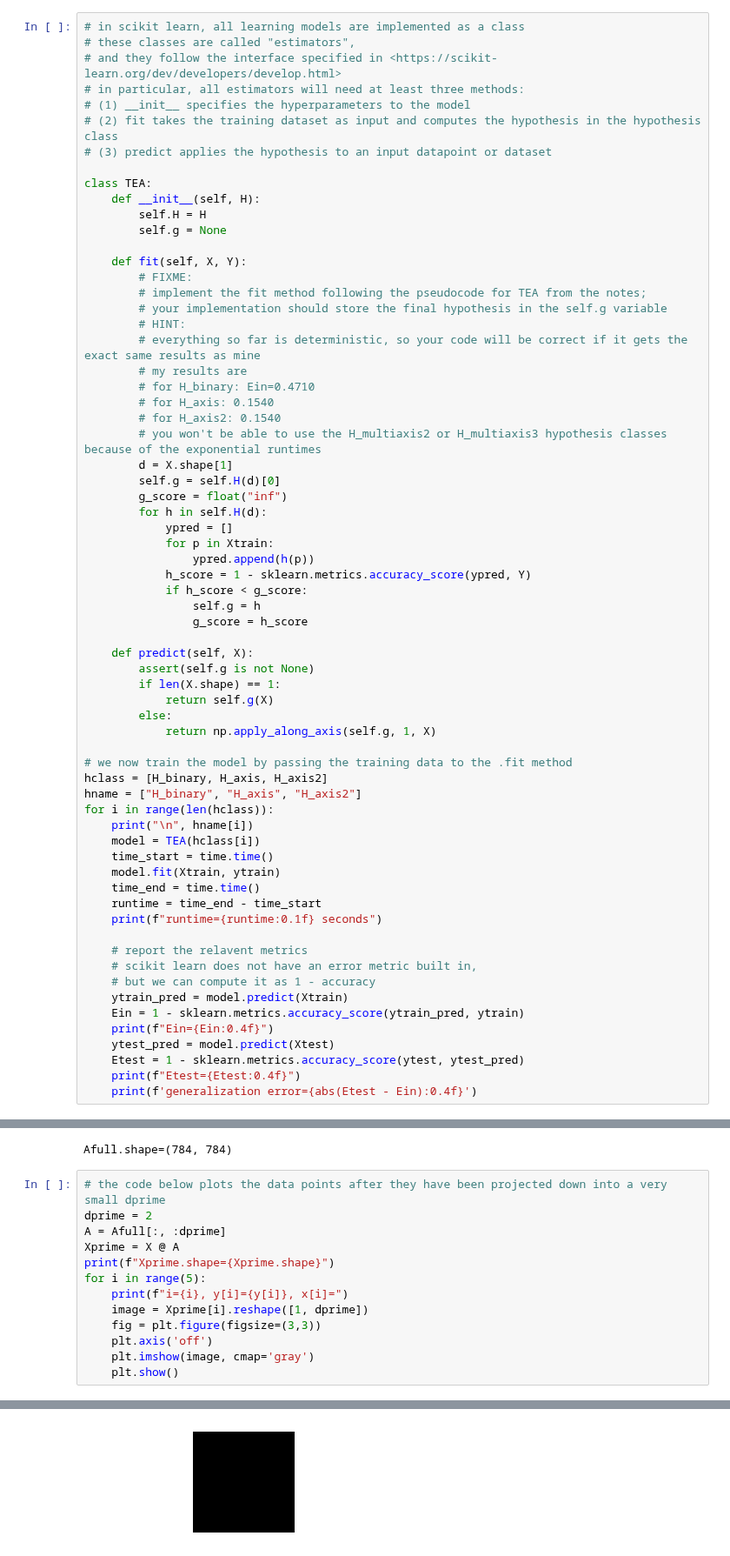
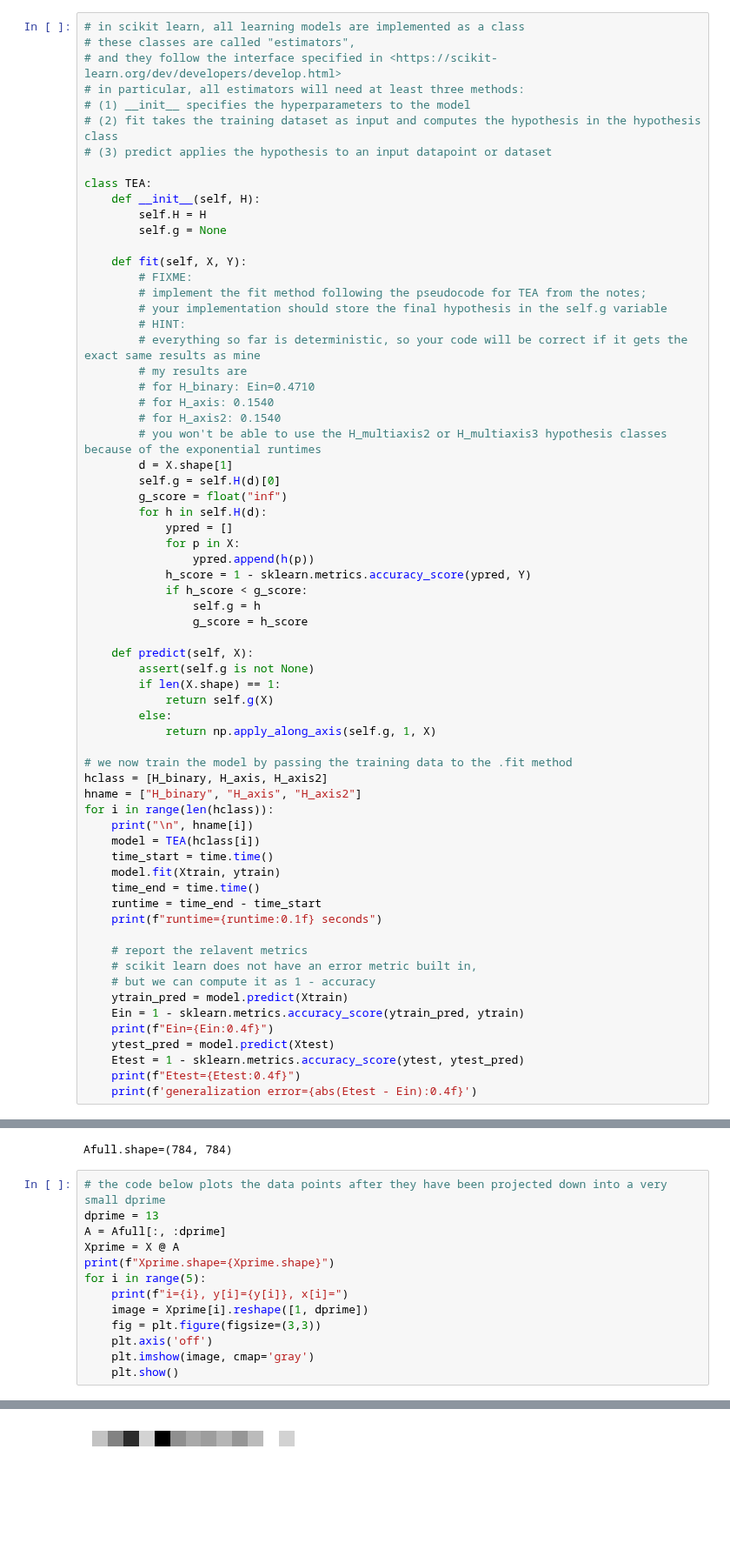
Before and after one commit to afr13dman/finite-hypothesis-class, a Jupyter notebook: finite_hypothesis_classes.ipynb, the cells around one changed output, grey strips where cells are left out. Shown at 87% size. Saved outputs shown, nothing was run; the diff lists cells and outputs as text; blank space fills up the shorter version.

```diff
--- a/finite_hypothesis_classes.ipynb
+++ b/finite_hypothesis_classes.ipynb
@@ -336,7 +336,7 @@ class TEA:
         g_score = float("inf")
         for h in self.H(d):
             ypred = []
-            for p in Xtrain:
+            for p in X:
                 ypred.append(h(p))
             h_score = 1 - sklearn.metrics.accuracy_score(ypred, Y)
             if h_score < g_score:
@@ -421,7 +421,7 @@ print(f'Afull.shape={Afull.shape}') # shape = d x d
 Afull.shape=(784, 784)
 # %%
 # the code below plots the data points after they have been projected down into a very small dprime
-dprime = 2
+dprime = 13
 A = Afull[:, :dprime]
 Xprime = X @ A
 print(f"Xprime.shape={Xprime.shape}")
@@ -437,3 +437,3 @@ Xprime.shape=(14867, 2)
 i=0, y[i]=1, x[i]=
-[figure, old version]
+[figure, new version]
 i=1, y[i]=-1, x[i]=
```
Also changed, not shown: parts of 7 cells of this notebook.
